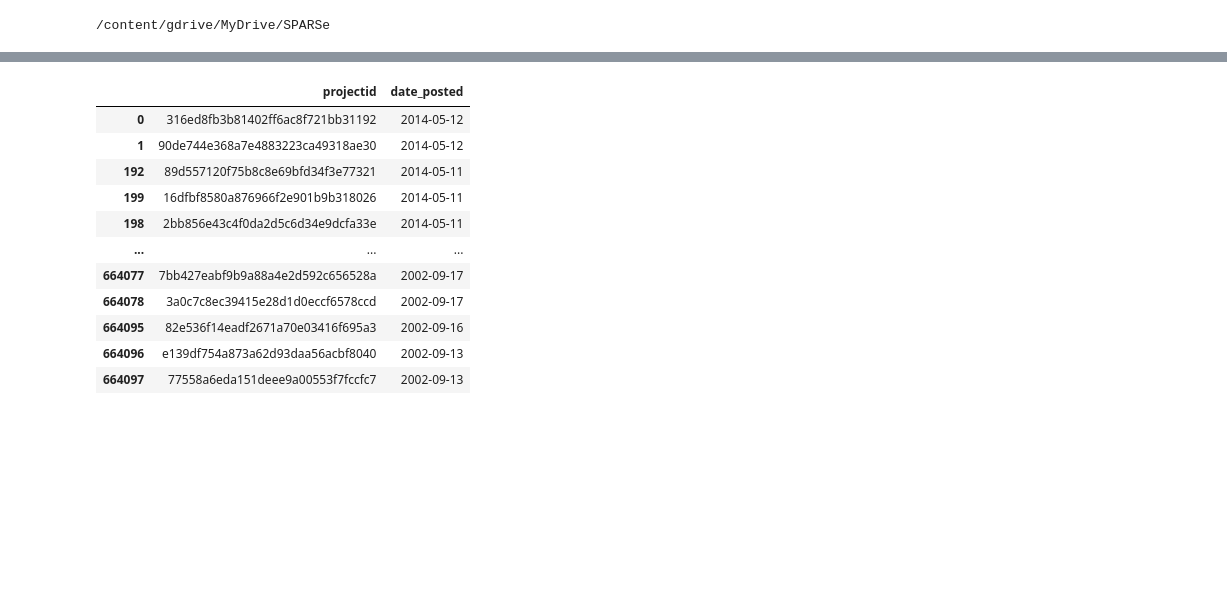
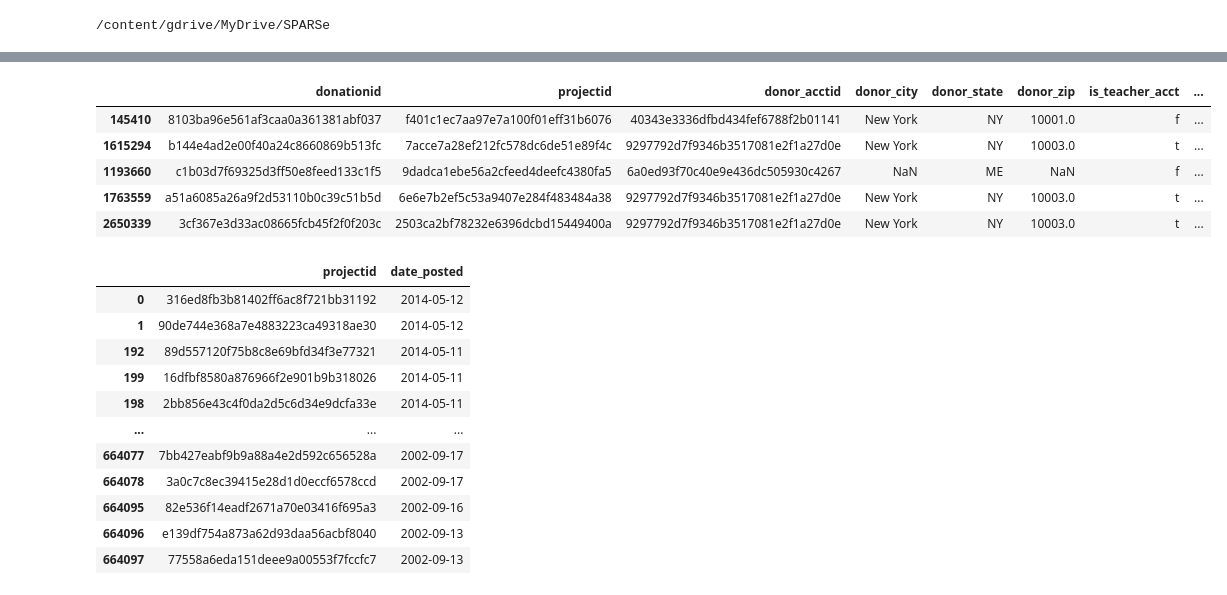
Before and after one commit to ps789/SPARSe, a Jupyter notebook: update2_generate_trainvalid.ipynb, the cells around one changed output, grey strips where cells are left out. Saved outputs shown, nothing was run; the diff lists cells and outputs as text; code cells hidden in the pictures; blank space fills up the shorter version.

Commit message:
update 4. Added all data files

```diff
--- a/update2_generate_trainvalid.ipynb
+++ b/update2_generate_trainvalid.ipynb
@@ -27,6 +27,17 @@ import pandas as pd
 pd.set_option('display.max_columns', None)
 # %%
 projects = pd.read_csv("./data/projects.csv")[["projectid", "date_posted"]]
+# %%
+donations = pd.read_csv("./data/donations.csv")
+# %%
+donations.sort_values('donation_timestamp', ascending=True).head()
+# %% [output]
+|  | donationid | projectid | donor_acctid | donor_city | donor_state | donor_zip | is_teacher_acct | ... |
+| 145410 | 8103ba96e561af3caa0a361381abf037 | f401c1ec7aa97e7a100f01eff31b6076 | 40343e3336dfbd434fef6788f2b01141 | New York | NY | 10001.0 | f | ... |
+| 1615294 | b144e4ad2e00f40a24c8660869b513fc | 7acce7a28ef212fc578dc6de51e89f4c | 9297792d7f9346b3517081e2f1a27d0e | New York | NY | 10003.0 | t | ... |
+| 1193660 | c1b03d7f69325d3ff50e8feed133c1f5 | 9dadca1ebe56a2cfeed4deefc4380fa5 | 6a0ed93f70c40e9e436dc505930c4267 | NaN | ME | NaN | f | ... |
+| 1763559 | a51a6085a26a9f2d53110b0c39c51b5d | 6e6e7b2ef5c53a9407e284f483484a38 | 9297792d7f9346b3517081e2f1a27d0e | New York | NY | 10003.0 | t | ... |
+| 2650339 | 3cf367e3d33ac08665fcb45f2f0f203c | 2503ca2bf78232e6396dcbd15449400a | 9297792d7f9346b3517081e2f1a27d0e | New York | NY | 10003.0 | t | ... |
 # %%
 from datetime import datetime, timedelta
 # %%
```
Also changed, not shown: parts of 4 cells of this notebook, 13 other files.
